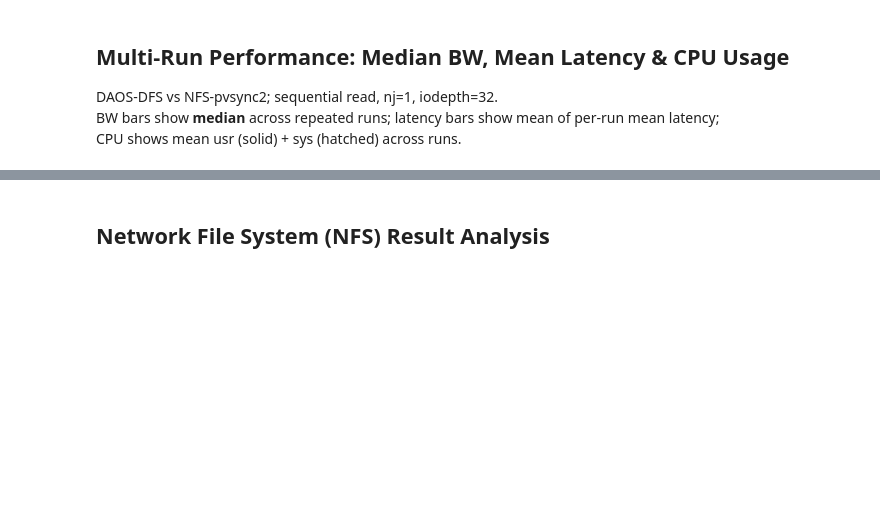
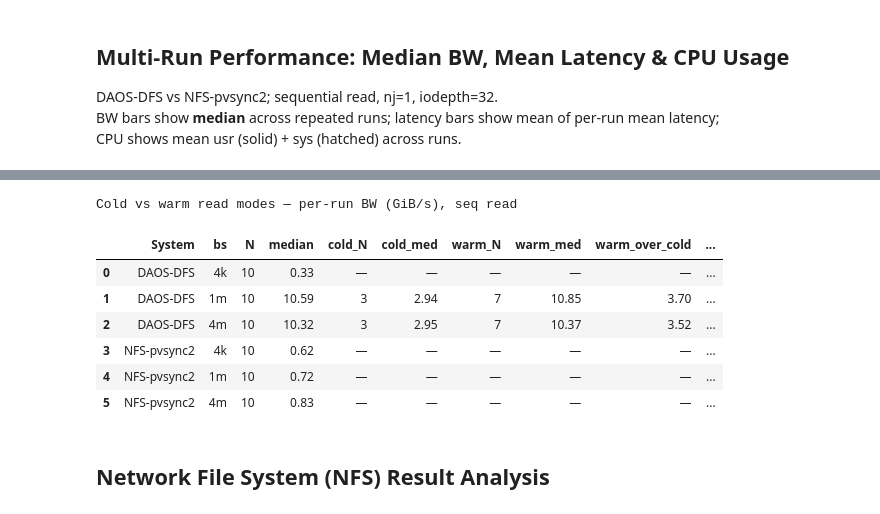
Before and after one commit to cissieAB/pdsw26_daos-bench, a Jupyter notebook: results/testbed/fio-cmp/fio_cmp.ipynb, the cells around one changed output, grey strips where cells are left out. Drawn from its saved outputs; the diff is of its cells as text; code cells hidden in the pictures; blank space fills up the shorter version.

```diff
--- a/results/testbed/fio-cmp/fio_cmp.ipynb
+++ b/results/testbed/fio-cmp/fio_cmp.ipynb
@@ -155,3 +170,44 @@ plt.show()
+# %%
+def _split_modes(vals, ratio_threshold=2.0):
+    """Split sorted per-run BWs into (cold, warm) at the largest gap; None if unimodal."""
+    v = np.sort(np.asarray(vals))
+    if v.max() / v.min() < ratio_threshold:
+        return None
+    k = int(np.argmax(np.diff(v))) + 1
+    return v[:k], v[k:]
+
+cw_rows = []
+for (system, bs), df in _run_data.items():
+    vals = df["bw_GiBs"].to_numpy()
+    med  = np.median(vals)
+    modes = _split_modes(vals)
+    if modes is None:
+        cw_rows.append(dict(System=system, bs=bs, N=len(vals), median=round(med, 3),
+                            cold_N="—", cold_med="—", warm_N="—", warm_med="—",
+                            warm_over_cold="—", bar_reflects="unimodal"))
+    else:
+        cold, warm = modes
+        cold_med, warm_med = np.median(cold), np.median(warm)
+        cw_rows.append(dict(
+            System=system, bs=bs, N=len(vals), median=round(med, 3),
+            cold_N=len(cold), cold_med=round(cold_med, 3),
+            warm_N=len(warm), warm_med=round(warm_med, 3),
+            warm_over_cold=round(warm_med / cold_med, 2),
+            bar_reflects="warm" if abs(med - warm_med) < abs(med - cold_med) else "cold",
+        ))
+
+cw_df = pd.DataFrame(cw_rows)
+print("Cold vs warm read modes — per-run BW (GiB/s), seq read\n")
+display(cw_df)
+# %% [output]
+Cold vs warm read modes — per-run BW (GiB/s), seq read
+|  | System | bs | N | median | cold_N | cold_med | warm_N | warm_med | warm_over_cold | ... |
+| 0 | DAOS-DFS | 4k | 10 | 0.33 | — | — | — | — | — | ... |
+| 1 | DAOS-DFS | 1m | 10 | 10.59 | 3 | 2.94 | 7 | 10.85 | 3.70 | ... |
+| 2 | DAOS-DFS | 4m | 10 | 10.32 | 3 | 2.95 | 7 | 10.37 | 3.52 | ... |
+| 3 | NFS-pvsync2 | 4k | 10 | 0.62 | — | — | — | — | — | ... |
+| 4 | NFS-pvsync2 | 1m | 10 | 0.72 | — | — | — | — | — | ... |
+| 5 | NFS-pvsync2 | 4m | 10 | 0.83 | — | — | — | — | — | ... |
 # %% [markdown]
 ## Network File System (NFS) Result Analysis
 # %% [markdown]
```
Also changed, not shown: parts of 2 cells of this notebook.
